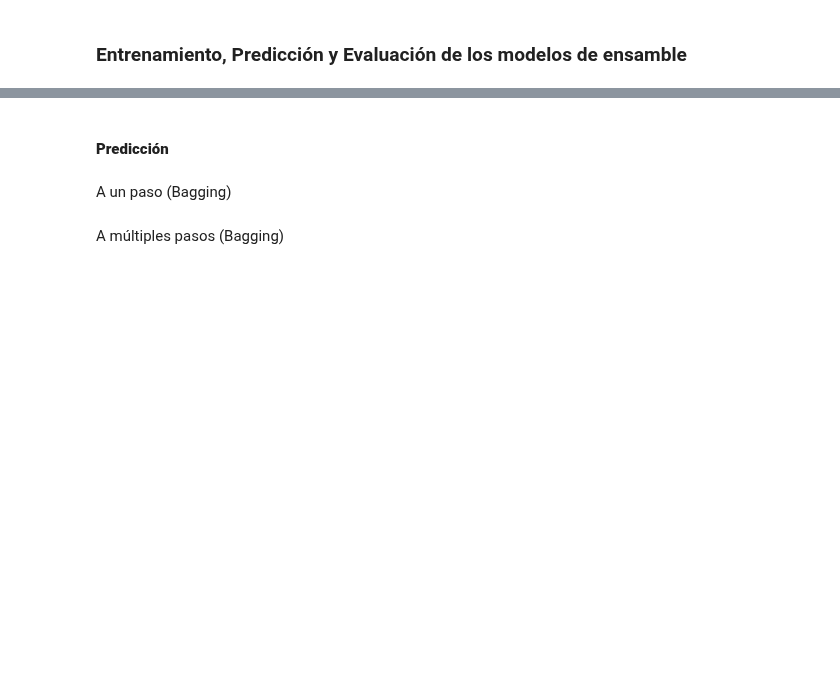
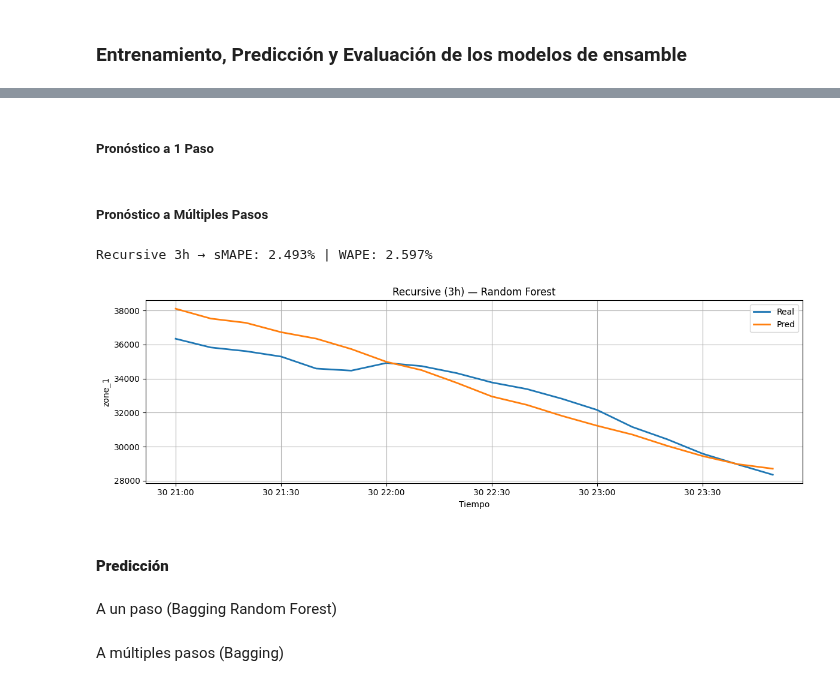
Before and after one commit to DCajiao/Time-series-forecast-of-energy-consumption-in-Tetouan-City, a Jupyter notebook: notebooks/02_assembly_model_modeling.ipynb, the cells around one changed output, grey strips where cells are left out. Cells and saved outputs as stored; diff of their text form; code cells hidden in the pictures; blank space fills up the shorter version.

```diff
--- a/notebooks/02_assembly_model_modeling.ipynb
+++ b/notebooks/02_assembly_model_modeling.ipynb
@@ -11,7 +248,71 @@ Modelos Boosting (3):
+# %% [markdown]
+##### Pronóstico a 1 Paso
+# %% [markdown]
+##### Pronóstico a Múltiples Pasos
+# %%
+# --- Pronóstico recursivo ---
+def recursive_forecast(
+    model,
+    seed_window: np.ndarray,   # (HISTORY_WINDOW, F) en escala normalizada
+    steps: int,
+) -> np.ndarray:
+    """
+    Genera 'steps' predicciones autoregresivas.
+    Se asume que la ÚLTIMA columna de seed_window es el TARGET
+    (orden de features: EXOG_COLS + [TARGET_COL]).
+    """
+    hist = seed_window.copy()      # (H, F)
+    preds = []
+    for _ in range(steps):
+        x = hist.reshape(1, -1)    # aplanar para modelos tabulares (sklearn)
+        y_hat = model.predict(x)[0]  # escala normalizada
+        preds.append(y_hat)
+
+        # Exógenas: estrategia 'hold' (mantener último valor); actualizar TARGET con y_hat
+        next_row = hist[-1].copy()
+        next_row[-1] = y_hat
+        hist = np.vstack([hist[1:], next_row])
+    return np.array(preds)
+
+# --- Construcción de la semilla desde 'test_n' ---
+feats_order = EXOG_COLS + [TARGET_COL]
+
+# Elegimos el seed de forma que existan 'STEPS' verdaderos luego del seed para evaluar:
+STEPS = 18  # 3 horas (18 * 10 min)
+# Ubicamos la semilla lo más tarde posible pero dejando espacio para 'STEPS' futuros:
+seed_start = max(0, len(test_n) - (HISTORY_WINDOW + STEPS))
+seed_end   = seed_start + HISTORY_WINDOW
+
+seed_win = test_n[feats_order].values[seed_start:seed_end]  # (HISTORY_WINDOW, F)
+
+# --- Predicción recursiva (normalizada) y desnormalización ---
+y_pred_rec_norm = recursive_forecast(rf_model, seed_win, STEPS)
+y_pred_rec       = inverse_target(y_pred_rec_norm, scalers)
+
+# --- Verdaderos y ejes de tiempo para evaluación ---
+true_start = seed_end
+true_end   = seed_end + STEPS
+
+y_true_rec = test_df[TARGET_COL].values[true_start:true_end]
+idx_future = test_df.index[true_start:true_end]
+
+# Seguridad: longitudes deben coincidir
+assert len(y_true_rec) == len(y_pred_rec) == STEPS, "Desalineación en longitudes para evaluación recursive."
+
+# --- Métricas y gráfico ---
+smape_rec = smape(y_true_rec, y_pred_rec)
+wape_rec  = wape(y_true_rec, y_pred_rec)
+print(f"Recursive 3h → sMAPE: {smape_rec:.3f}% | WAPE: {wape_rec:.3f}%")
+
+plot_segment(idx_future, y_true_rec, y_pred_rec,
+             title="Recursive (3h) — Random Forest", target_name=TARGET_COL)
+# %% [output]
+Recursive 3h → sMAPE: 2.493% | WAPE: 2.597%
+[figure, added]
 # %% [markdown]
 #### **Predicción**
 # %% [markdown]
-A un paso (Bagging)
+A un paso (Bagging Random Forest)
 # %% [markdown]
 A múltiples pasos (Bagging)
 # %% [markdown]
```
Also changed, not shown: parts of 15 cells of this notebook.
